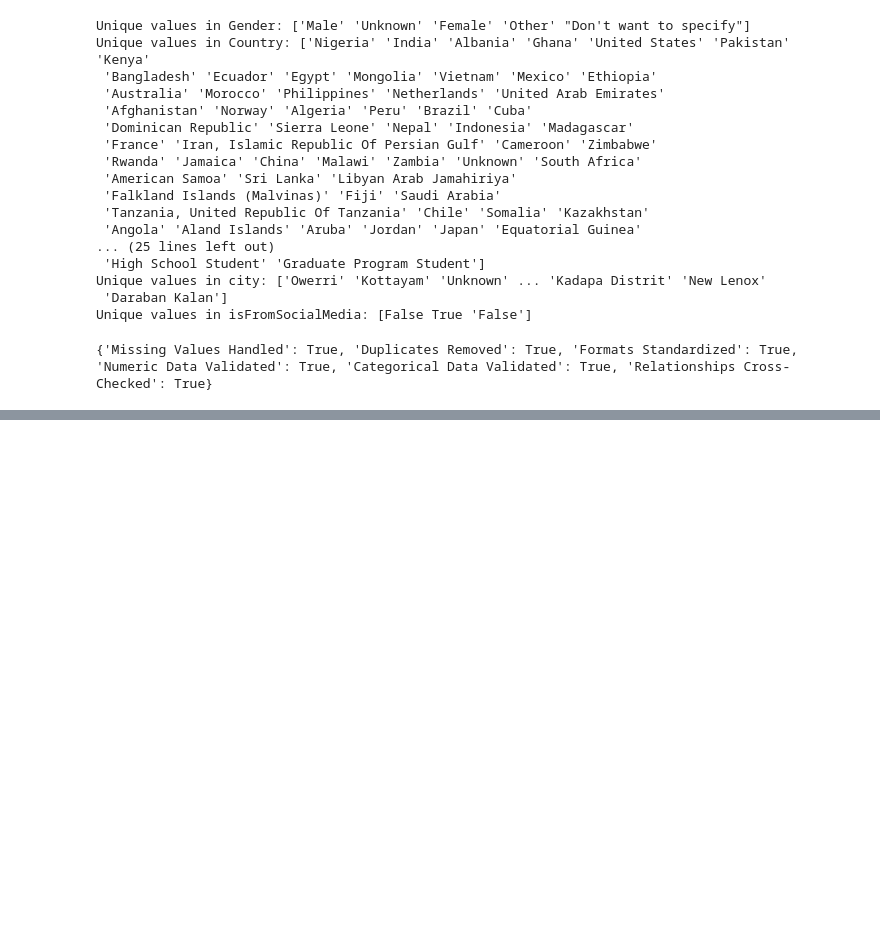
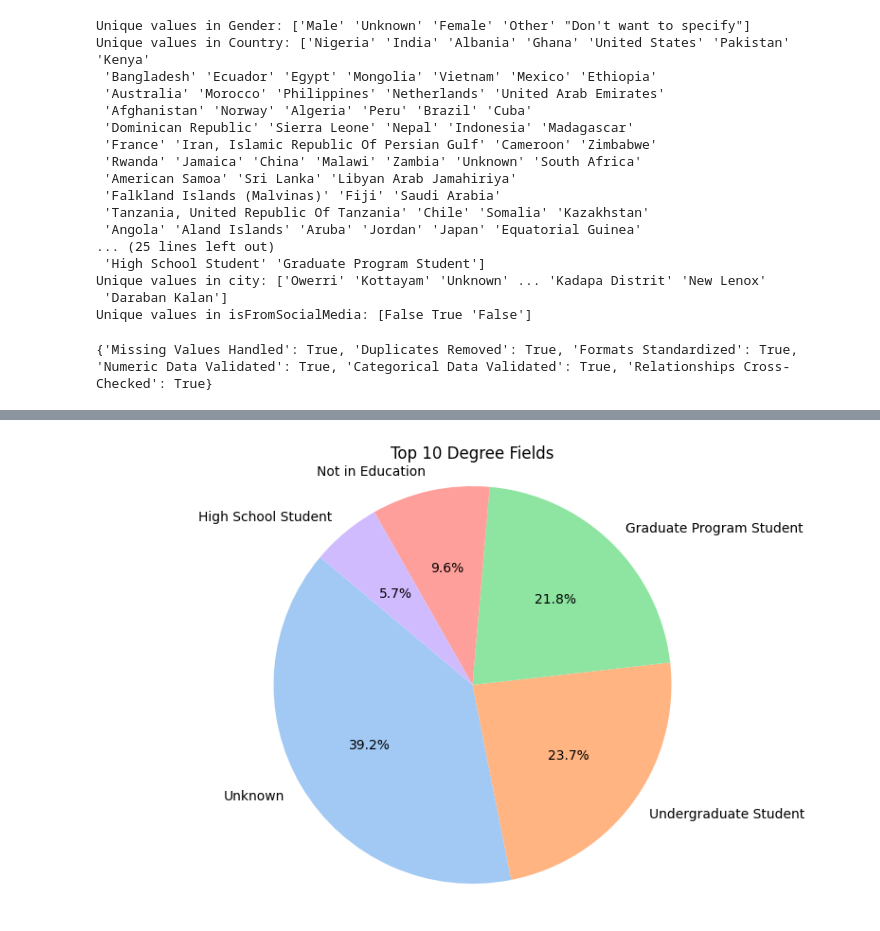
Before and after one commit to srijapamu25/Project-2, a Jupyter notebook: User_data_(Week_1).ipynb, the cells around one changed output, grey strips where cells are left out. Saved outputs shown, nothing was run; the diff lists cells and outputs as text; code cells hidden in the pictures; blank space fills up the shorter version.

```diff
--- a/User_data_(Week_1).ipynb
+++ b/User_data_(Week_1).ipynb
@@ -191,0 +207,12 @@ print(summary)
+# %%
+# Count occurrences of each degree
+degree_counts = df["Degree"].value_counts().head(10)
+
+# Plot pie chart
+plt.figure(figsize=(10, 6))
+plt.pie(degree_counts, labels=degree_counts.index, autopct="%1.1f%%", startangle=140, colors=sns.color_palette("pastel"))
+plt.title("Top 10 Degree Fields")
+plt.axis("equal")
+plt.show()
+# %% [output]
+[figure, added]
```
Also changed, not shown: parts of 8 cells of this notebook.
